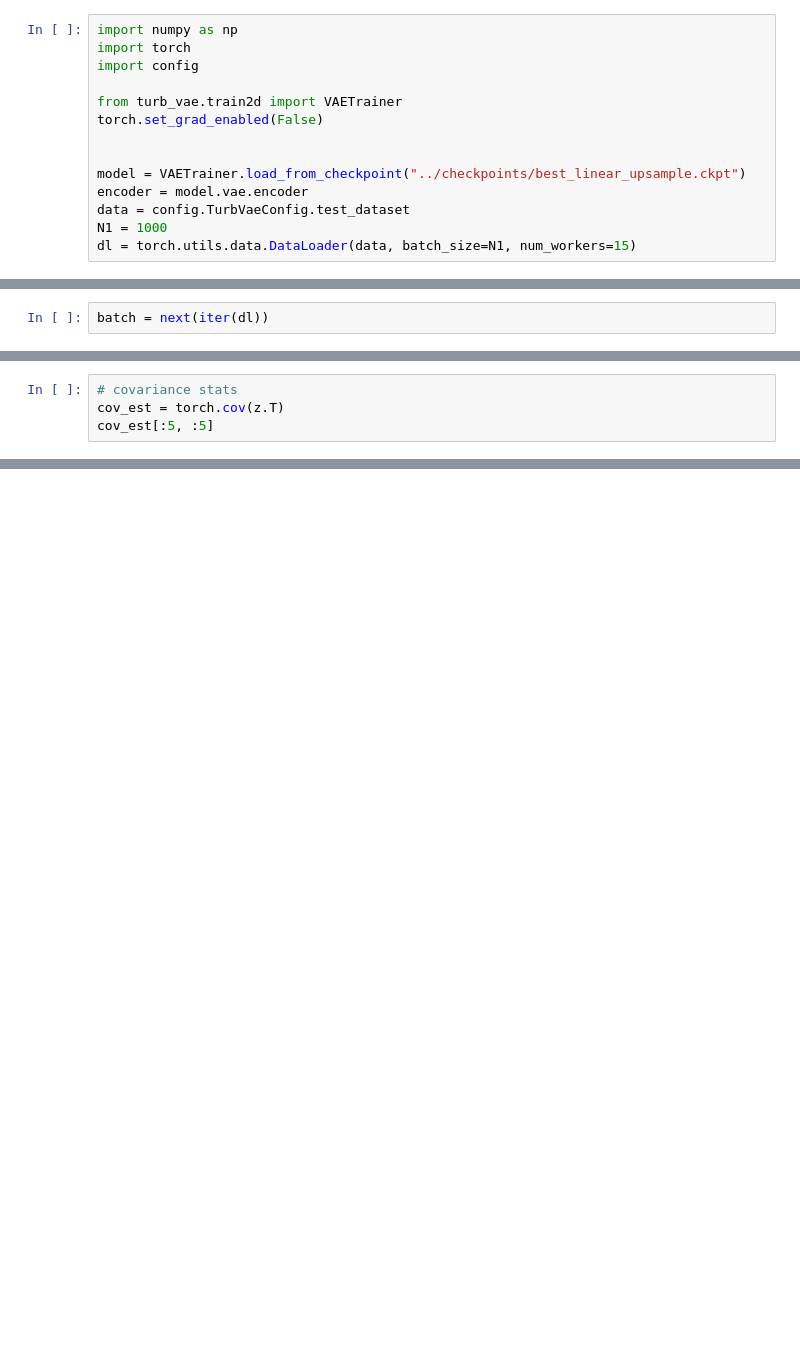
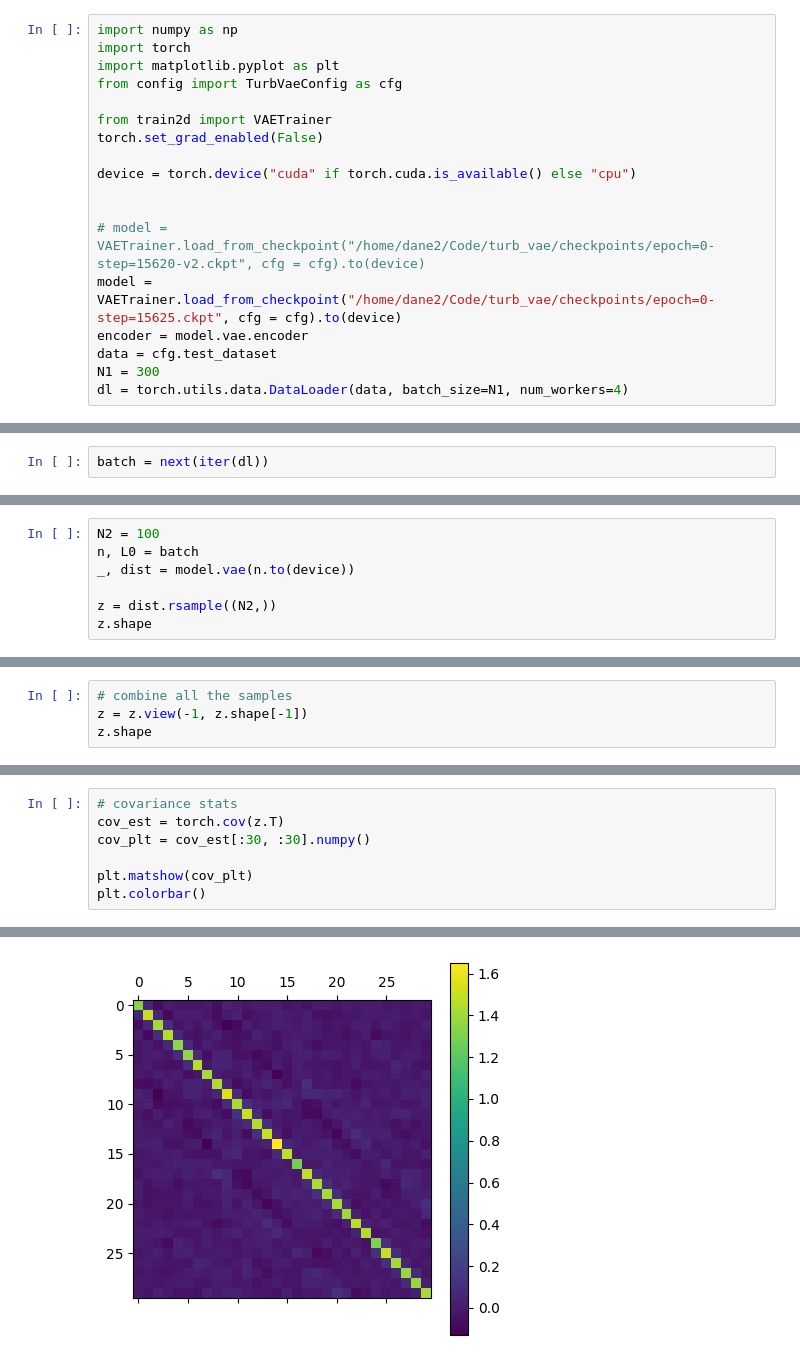
Before and after one commit to dhudsmith/turb_vae, a Jupyter notebook: turb_vae/test_z_prior.ipynb, the cells around one changed output, grey strips where cells are left out. Cells and saved outputs as stored; diff of their text form; blank space fills up the shorter version.

```diff
--- a/turb_vae/test_z_prior.ipynb
+++ b/turb_vae/test_z_prior.ipynb
@@ -1,15 +1,19 @@
 # %%
 import numpy as np
 import torch
-import config
+import matplotlib.pyplot as plt
+from config import TurbVaeConfig as cfg
 
-from turb_vae.train2d import VAETrainer
+from train2d import VAETrainer
 torch.set_grad_enabled(False)
 
+device = torch.device("cuda" if torch.cuda.is_available() else "cpu")
 
-model = VAETrainer.load_from_checkpoint("../checkpoints/best_linear_upsample.ckpt")
+
+# model = VAETrainer.load_from_checkpoint("/home/dane2/Code/turb_vae/checkpoints/epoch=0-step=15620-v2.ckpt", cfg = cfg).to(device)
+model = VAETrainer.load_from_checkpoint("/home/dane2/Code/turb_vae/checkpoints/epoch=0-step=15625.ckpt", cfg = cfg).to(device)
 encoder = model.vae.encoder
-data = config.TurbVaeConfig.test_dataset
-N1 = 1000
-dl = torch.utils.data.DataLoader(data, batch_size=N1, num_workers=15)
+data = cfg.test_dataset
+N1 = 300
+dl = torch.utils.data.DataLoader(data, batch_size=N1, num_workers=4)
 # %% [output]
@@ -40,0 +26,7 @@ torch.Size([1000000, 1024])
+# %%
+N2 = 100
+n, L0 = batch
+_, dist = model.vae(n.to(device))
+
+z = dist.rsample((N2,))
+z.shape
@@ -40,0 +35,4 @@ torch.Size([1000000, 1024])
+# %%
+# combine all the samples
+z = z.view(-1, z.shape[-1])
+z.shape
@@ -51,5 +51,8 @@ tensor([[-0.0434, -0.0451, -0.0440, -0.0449, -0.0453]])
 # %%
 # covariance stats
 cov_est = torch.cov(z.T)
-cov_est[:5, :5]
+cov_plt = cov_est[:30, :30].numpy()
+
+plt.matshow(cov_plt)
+plt.colorbar()
 # %% [output]
@@ -60,0 +60 @@ tensor([[1.0267, 1.0266, 1.0265, 1.0263, 1.0265],
+[figure, added]
```
Also changed, not shown: parts of 11 cells of this notebook, 4 other files.
